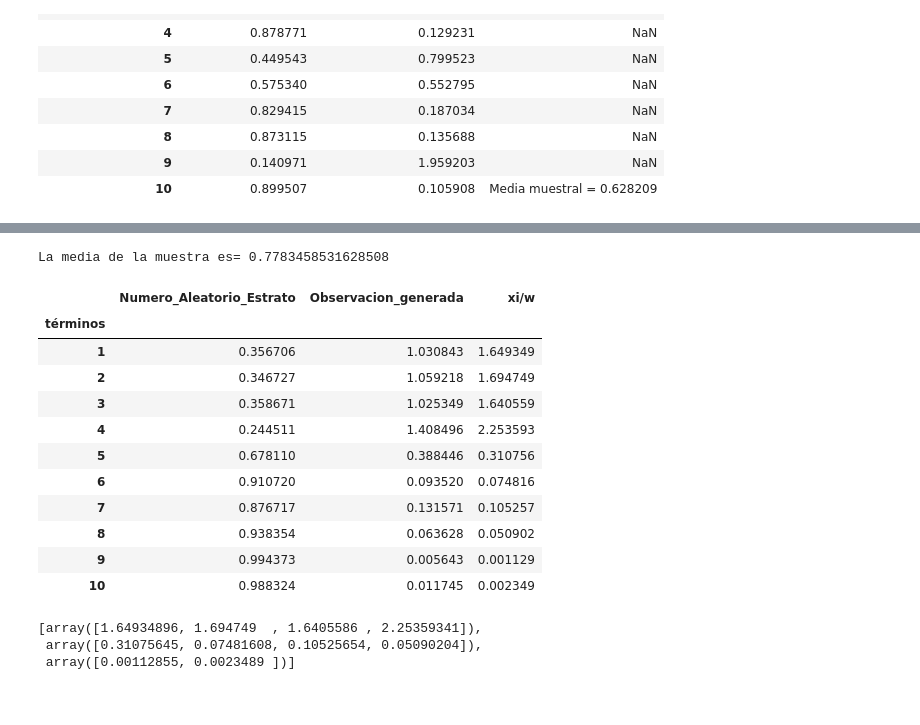
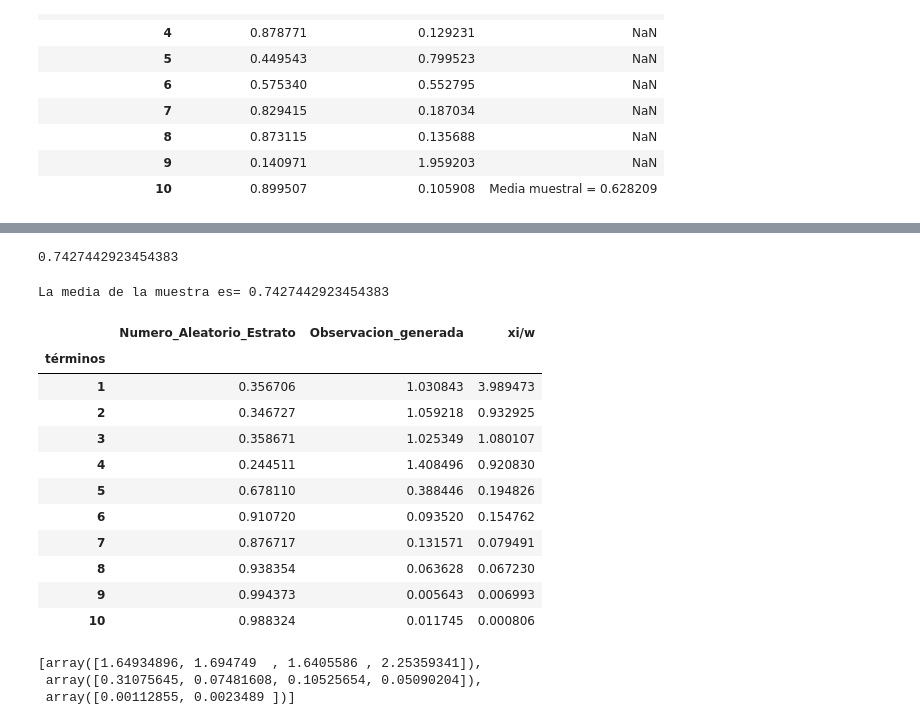
Before and after one commit to feramdor/SPF-2021-II, a Jupyter notebook: TEMA-2/Clase13_MetodosDeReduccionDeVarianza.ipynb, the cells around one changed output, grey strips where cells are left out. Saved outputs shown, nothing was run; the diff lists cells and outputs as text; code cells hidden in the pictures.

```diff
--- a/TEMA-2/Clase13_MetodosDeReduccionDeVarianza.ipynb
+++ b/TEMA-2/Clase13_MetodosDeReduccionDeVarianza.ipynb
@@ -241,44 +254,60 @@ df
 ![imagen.png](attachment:imagen.png)
 # %% [markdown]
 ![imagen.png](attachment:imagen.png)
+# %%
+np.random.seed(55555)
+u = [np.random.uniform(0, .64, 4), np.random.uniform(0.64, 0.96, 4),
+                    np.random.uniform(0.96, 1, 2)]
+xi = lambda u:-np.log(u)
+
+w = [5/8, 5/4, 5]
+
+random = [xi(ui) / wi for ui, wi in zip(u, w)]
+np.concatenate(random).mean()
+# %% [output]
+0.7427442923454383
 # %%
 np.random.seed(5555)
 # Vectores de números aleatorios conforme al ejercicio
-
 
 # Función inversa (vista en clases anteriores)
 xi = lambda u:-np.log(u)
 
 # Programar método muestreo estratíficado (no igualmente espaciado)
-muestras =
+muestras = np.concatenate([np.random.uniform(0, .64, 4), np.random.uniform(0.64, 0.96, 4),
+                    np.random.uniform(0.96, 1, 2)])
 
 # Definimos la tabla donde se mostrarán los resultados
 i = np.arange(1,11)
 df = pd.DataFrame(index= i,columns=['Numero_Aleatorio_Estrato','Observacion_generada','xi/w'], dtype='float')
 df.index.name = "términos"
 
+w = [5/8, 5/4, 5]
+
+random = [xi(ui) / wi for ui, wi in zip(u, w)]
+
 # Mostramos los resultados en la tabla previamente creada
-df.loc[i,"Numero_Aleatorio_Estrato"] =
-df.loc[i,"Observacion_generada"] =
-df.loc[i,"xi/w"] =
-print('La media de la muestra es=', )
+df.loc[i,"Numero_Aleatorio_Estrato"] = muestras
+df.loc[i,"Observacion_generada"] = xi(muestras)
+df.loc[i,"xi/w"] = np.concatenate(random)
+print('La media de la muestra es=', np.concatenate(random).mean())
 df
 
 # [array1/w1,array2/w2,array3/w3]
 # %% [output]
-La media de la muestra es= 0.7783458531628508
+La media de la muestra es= 0.7427442923454383
 |  | Numero_Aleatorio_Estrato | Observacion_generada | xi/w |
 | términos |  |  |  |
-| 1 | 0.356706 | 1.030843 | 1.649349 |
-| 2 | 0.346727 | 1.059218 | 1.694749 |
-| 3 | 0.358671 | 1.025349 | 1.640559 |
-| 4 | 0.244511 | 1.408496 | 2.253593 |
-| 5 | 0.678110 | 0.388446 | 0.310756 |
-| 6 | 0.910720 | 0.093520 | 0.074816 |
-| 7 | 0.876717 | 0.131571 | 0.105257 |
-| 8 | 0.938354 | 0.063628 | 0.050902 |
-| 9 | 0.994373 | 0.005643 | 0.001129 |
-| 10 | 0.988324 | 0.011745 | 0.002349 |
+| 1 | 0.356706 | 1.030843 | 3.989473 |
+| 2 | 0.346727 | 1.059218 | 0.932925 |
+| 3 | 0.358671 | 1.025349 | 1.080107 |
+| 4 | 0.244511 | 1.408496 | 0.920830 |
+| 5 | 0.678110 | 0.388446 | 0.194826 |
+| 6 | 0.910720 | 0.093520 | 0.154762 |
+| 7 | 0.876717 | 0.131571 | 0.079491 |
+| 8 | 0.938354 | 0.063628 | 0.067230 |
+| 9 | 0.994373 | 0.005643 | 0.006993 |
+| 10 | 0.988324 | 0.011745 | 0.000806 |
 # %%
 # Analizar función concatenate
 np.concatenate(muestras).mean()
```
Also changed, not shown: parts of 3 cells of this notebook.
